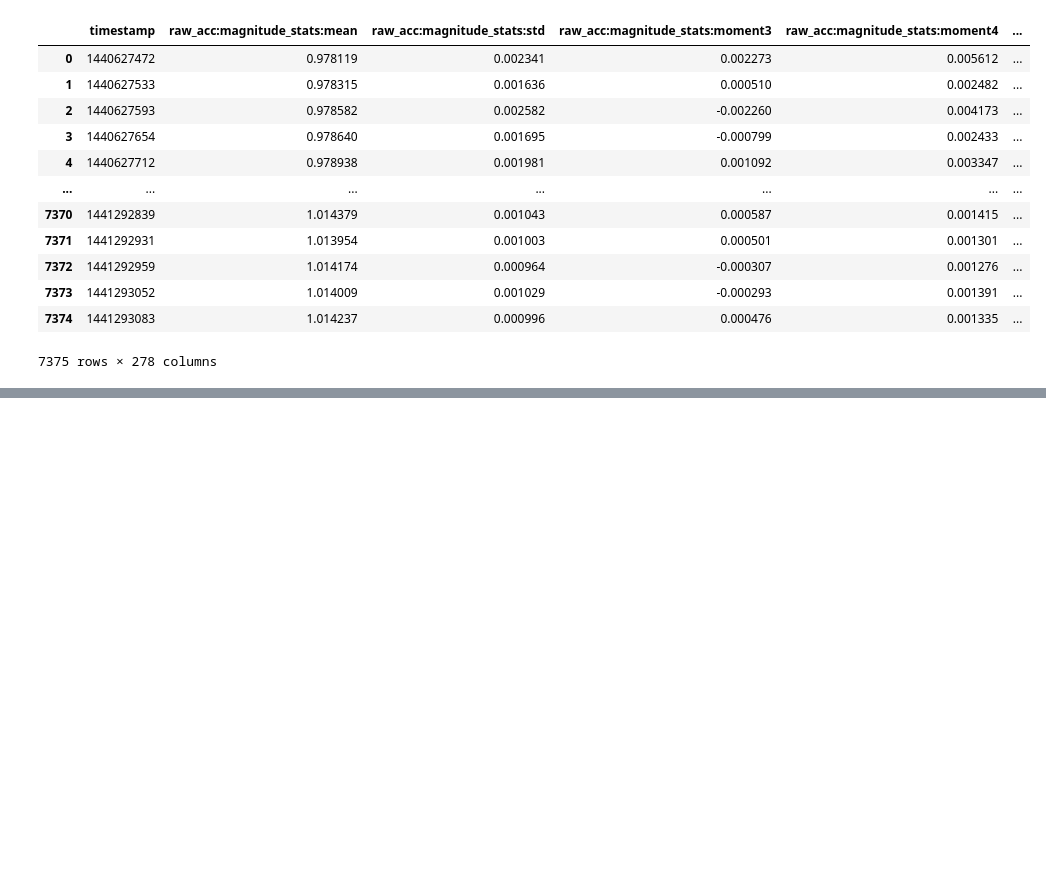
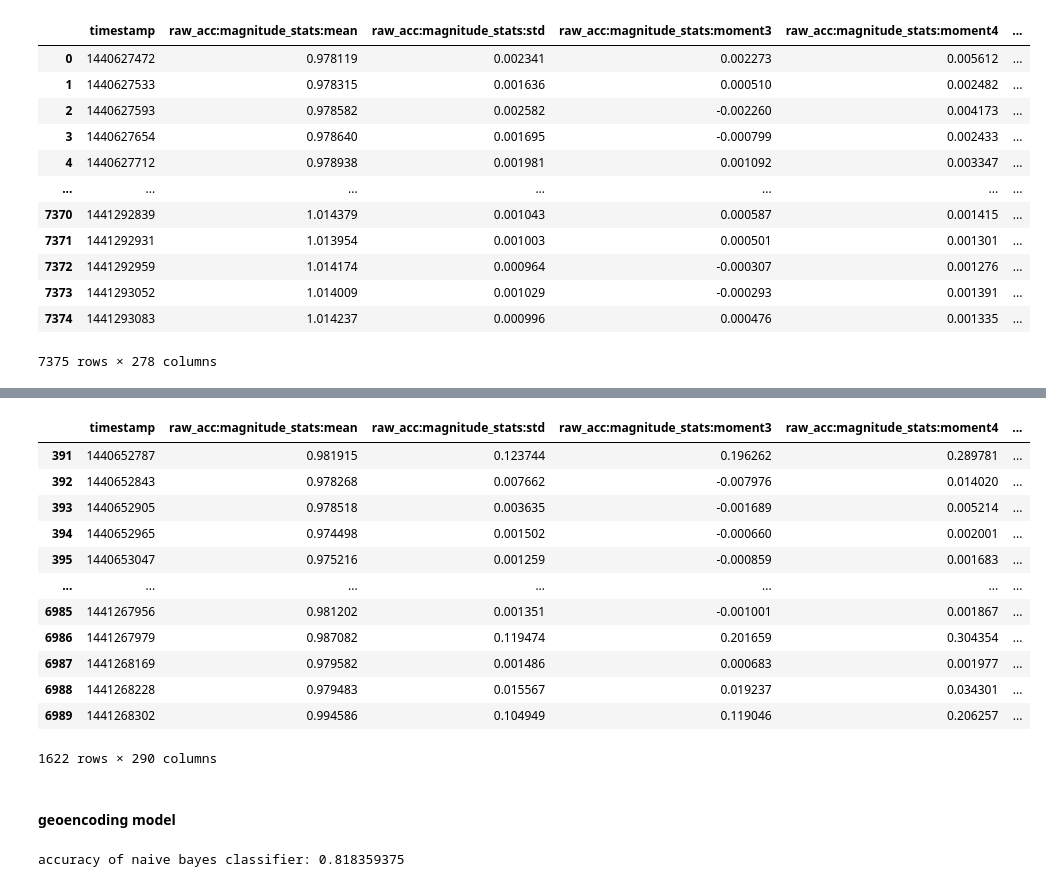
Before and after one commit to jschmidtnj/ubicomp, a Jupyter notebook: hw/a3/Assignment3.ipynb, the cells around one changed output, grey strips where cells are left out. Saved outputs shown, nothing was run; the diff lists cells and outputs as text; code cells hidden in the pictures; blank space fills up the shorter version.

```diff
--- a/hw/a3/Assignment3.ipynb
+++ b/hw/a3/Assignment3.ipynb
@@ -112,0 +580,42 @@ fig.show()
+# %%
+curr_encoded = all_encoded.iloc[len(sitting_eating):]
+
+location_sitting_working = sitting_working.join(curr_encoded)
+location_sitting_working = location_sitting_working.drop('city', axis = 1)
+location_sitting_working
+# %% [output]
+|  | timestamp | raw_acc:magnitude_stats:mean | raw_acc:magnitude_stats:std | raw_acc:magnitude_stats:moment3 | raw_acc:magnitude_stats:moment4 | ... |
+| 391 | 1440652787 | 0.981915 | 0.123744 | 0.196262 | 0.289781 | ... |
+| 392 | 1440652843 | 0.978268 | 0.007662 | -0.007976 | 0.014020 | ... |
+| 393 | 1440652905 | 0.978518 | 0.003635 | -0.001689 | 0.005214 | ... |
+| 394 | 1440652965 | 0.974498 | 0.001502 | -0.000660 | 0.002001 | ... |
+| 395 | 1440653047 | 0.975216 | 0.001259 | -0.000859 | 0.001683 | ... |
+| ... | ... | ... | ... | ... | ... | ... |
+| 6985 | 1441267956 | 0.981202 | 0.001351 | -0.001001 | 0.001867 | ... |
+| 6986 | 1441267979 | 0.987082 | 0.119474 | 0.201659 | 0.304354 | ... |
+| 6987 | 1441268169 | 0.979582 | 0.001486 | 0.000683 | 0.001977 | ... |
+| 6988 | 1441268228 | 0.979483 | 0.015567 | 0.019237 | 0.034301 | ... |
+| 6989 | 1441268302 | 0.994586 | 0.104949 | 0.119046 | 0.206257 | ... |
+1622 rows × 290 columns
+# %% [markdown]
+#### geoencoding model
+# %%
+# acceleration and city
+cols = [*accel_cols, *list(all_encoded)]
+
+eating_data = location_sitting_eating[cols]
+working_data = location_sitting_working[cols]
+
+X = pd.concat([eating_data, working_data])
+y = np.concatenate([np.zeros(len(eating_data)), np.ones(len(working_data))])
+
+gnb = GaussianNB()
+X_train, X_test, y_train, y_test = train_test_split(X, y, test_size=0.5, random_state=rand_state)
+
+model = gnb.fit(X_train, y_train)
+
+y_pred = model.predict(X_test)
+
+print('accuracy of naive bayes classifier:', accuracy_score(y_test, y_pred))
+# %% [output]
+accuracy of naive bayes classifier: 0.818359375
```
Also changed, not shown: parts of 61 cells of this notebook, 2 other files.
